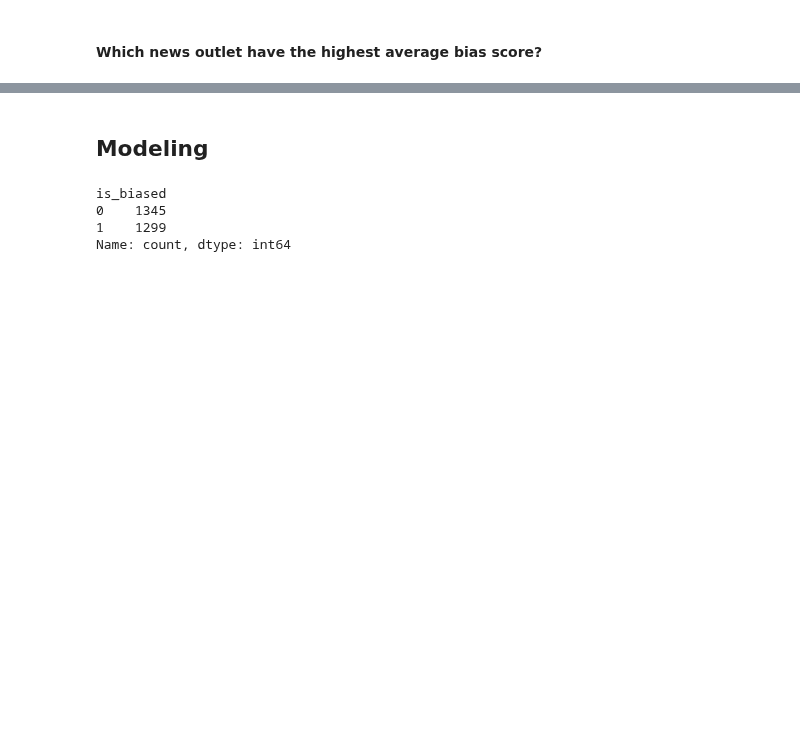
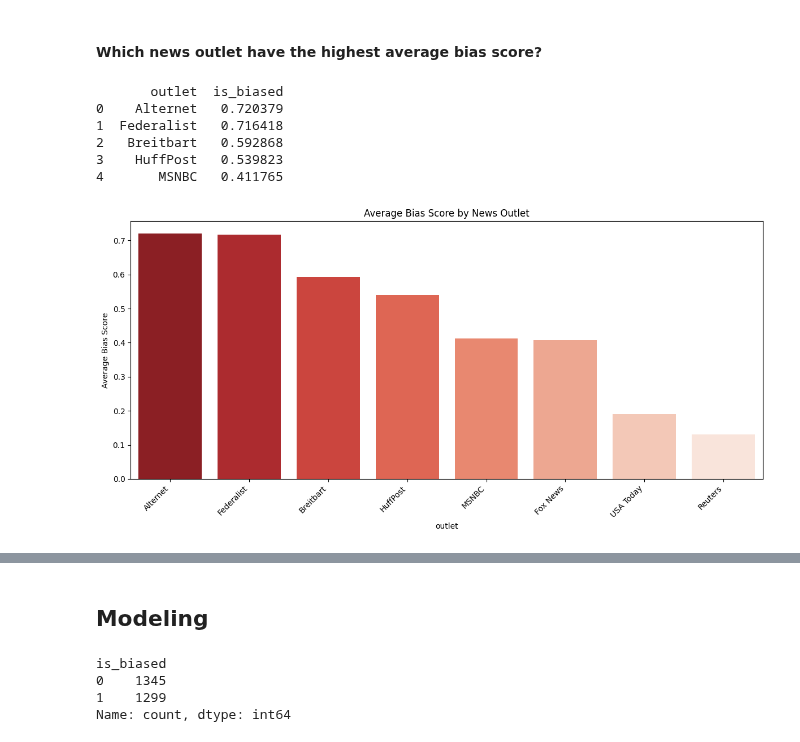
Before and after one commit to jeelfaldu7/may_code_jam_pudding, a Jupyter notebook: notebook_jeel.ipynb, the cells around one changed output, grey strips where cells are left out. Saved outputs shown, nothing was run; the diff lists cells and outputs as text; code cells hidden in the pictures; blank space fills up the shorter version.

Commit message:
Added graphs

```diff
--- a/notebook_jeel.ipynb
+++ b/notebook_jeel.ipynb
@@ -376,2 +378,24 @@ plt.show()
 # %% [markdown]
 #### Which news outlet have the highest average bias score?
+# %%
+avg_bias_by_outlet = data.groupby('outlet')['is_biased'].mean().sort_values(ascending=False).reset_index()
+
+# Display top outlets by average bias score
+print(avg_bias_by_outlet.head())
+# %% [output]
+       outlet  is_biased
+0    Alternet   0.720379
+1  Federalist   0.716418
+2   Breitbart   0.592868
+3    HuffPost   0.539823
+4       MSNBC   0.411765
+# %%
+plt.figure(figsize=(12,6))
+sns.barplot(data=avg_bias_by_outlet, x='outlet', y='is_biased', palette='Reds_r')
+plt.xticks(rotation=45, ha='right')
+plt.ylabel('Average Bias Score')
+plt.title('Average Bias Score by News Outlet')
+plt.tight_layout()
+plt.show()
+# %% [output]
+[figure, added]
```
Also changed, not shown: parts of 6 cells of this notebook.
